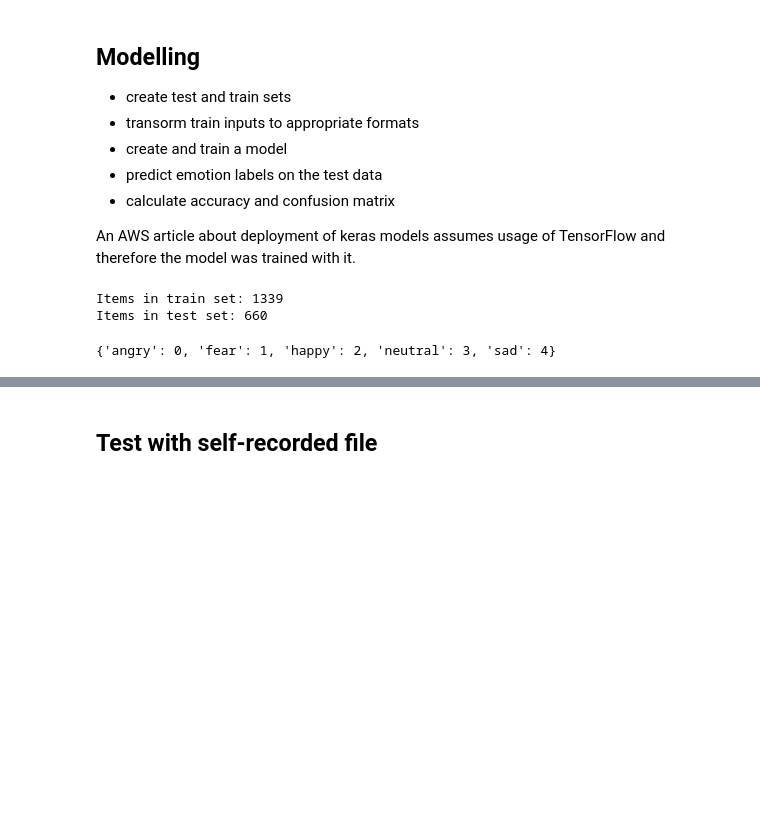
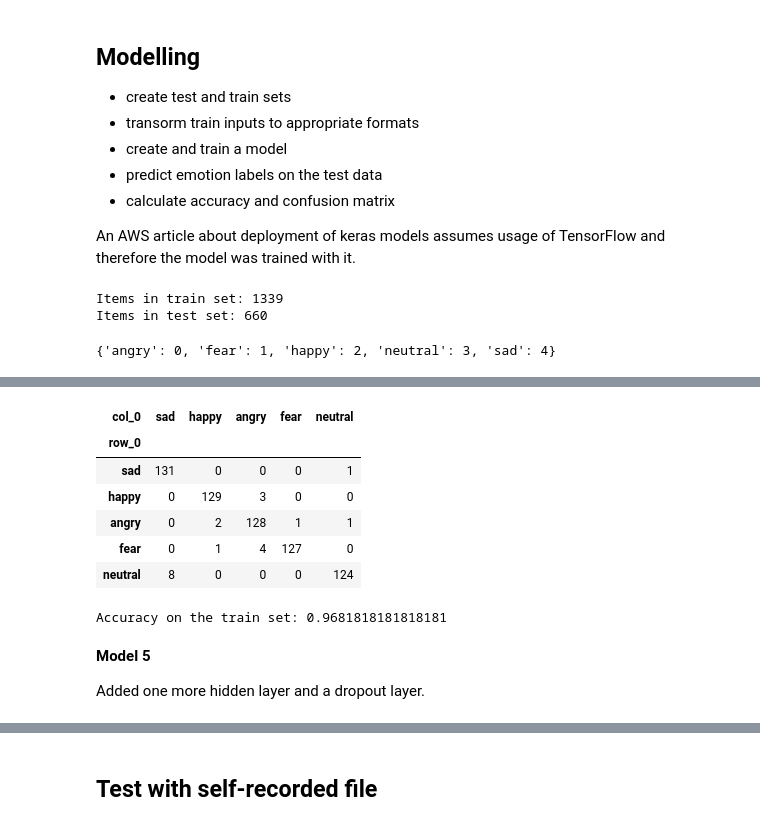
Before and after one commit to alionaBER/audio-emotion-analysis, a Jupyter notebook: eda_features_model.ipynb, the cells around one changed output, grey strips where cells are left out. Saved outputs shown, nothing was run; the diff lists cells and outputs as text; code cells hidden in the pictures; blank space fills up the shorter version.

```diff
--- a/eda_features_model.ipynb
+++ b/eda_features_model.ipynb
@@ -209,0 +437,20 @@ model.compile(loss='categorical_crossentropy', metrics=['accuracy'], optimizer='
+# %%
+# adapted from https://www.tensorflow.org/tutorials/keras/save_and_load
+def create_model_4():
+    model = tf.keras.models.Sequential([
+    keras.layers.Dense(256, activation='relu', input_dim=MFCCS),
+    keras.layers.Dropout(0.5),
+    keras.layers.Dense(num_labels, activation='softmax')
+  ])
+
+    model.compile(optimizer='adam',
+                loss='categorical_crossentropy',
+                metrics=['accuracy'])
+
+    return model
+
+# Create a basic model instance
+model_tf = create_model_4()
+
+# Display the model's architecture
+model_tf.summary()
@@ -209,0 +472,2 @@ model.compile(loss='categorical_crossentropy', metrics=['accuracy'], optimizer='
+# %%
+model_tf.fit(X_train, y_train, batch_size=32, epochs=5)
@@ -210 +487,26 @@ model.compile(loss='categorical_crossentropy', metrics=['accuracy'], optimizer='
+# %%
+# predict numeric labels and convert them back to categorical labels
+y_preds = model_tf.predict_classes(np.array(X_test.tolist()))
+y_preds_labels = list(lb.inverse_transform(y_preds))
+# adapted from https://pandas.pydata.org/pandas-docs/version/0.23.4/generated/pandas.crosstab.html
+y_test_cat = pd.Categorical(y_test, categories=classes_select)
+y_preds_labels_cat = pd.Categorical(y_preds_labels, categories=classes_select)
+pd.crosstab(y_test_cat, y_preds_labels_cat)
+# %% [output]
+| col_0 | sad | happy | angry | fear | neutral |
+| row_0 |  |  |  |  |  |
+| sad | 131 | 0 | 0 | 0 | 1 |
+| happy | 0 | 129 | 3 | 0 | 0 |
+| angry | 0 | 2 | 128 | 1 | 1 |
+| fear | 0 | 1 | 4 | 127 | 0 |
+| neutral | 8 | 0 | 0 | 0 | 124 |
+# %%
+acc_test = metrics.accuracy_score(y_test, y_preds_labels)
+print("Accuracy on the train set: {}".format(acc_test))
+# %% [output]
+Accuracy on the train set: 0.9681818181818181
+# %% [markdown]
+**Model 5**
+
+Added one more hidden layer and a dropout layer.
 # %%
```
Also changed, not shown: parts of 54 cells of this notebook, 7 other files.
